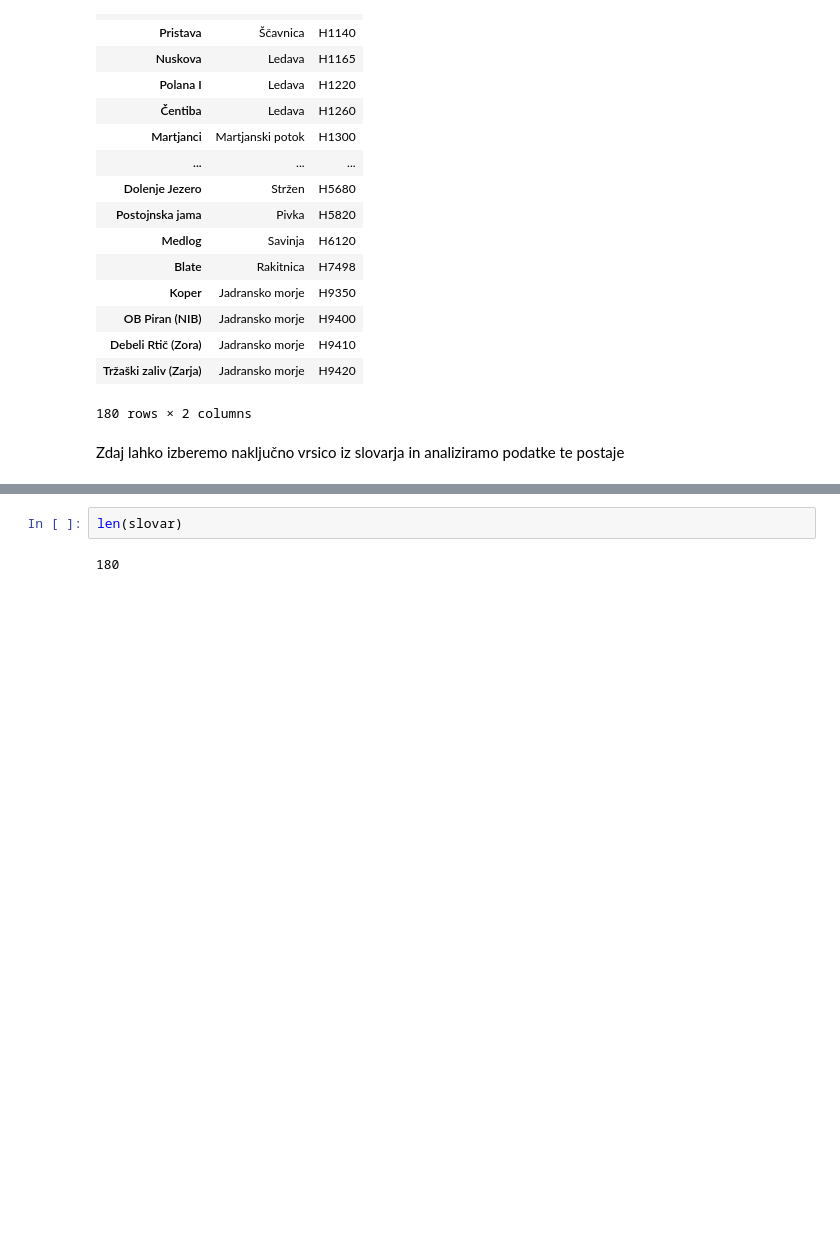
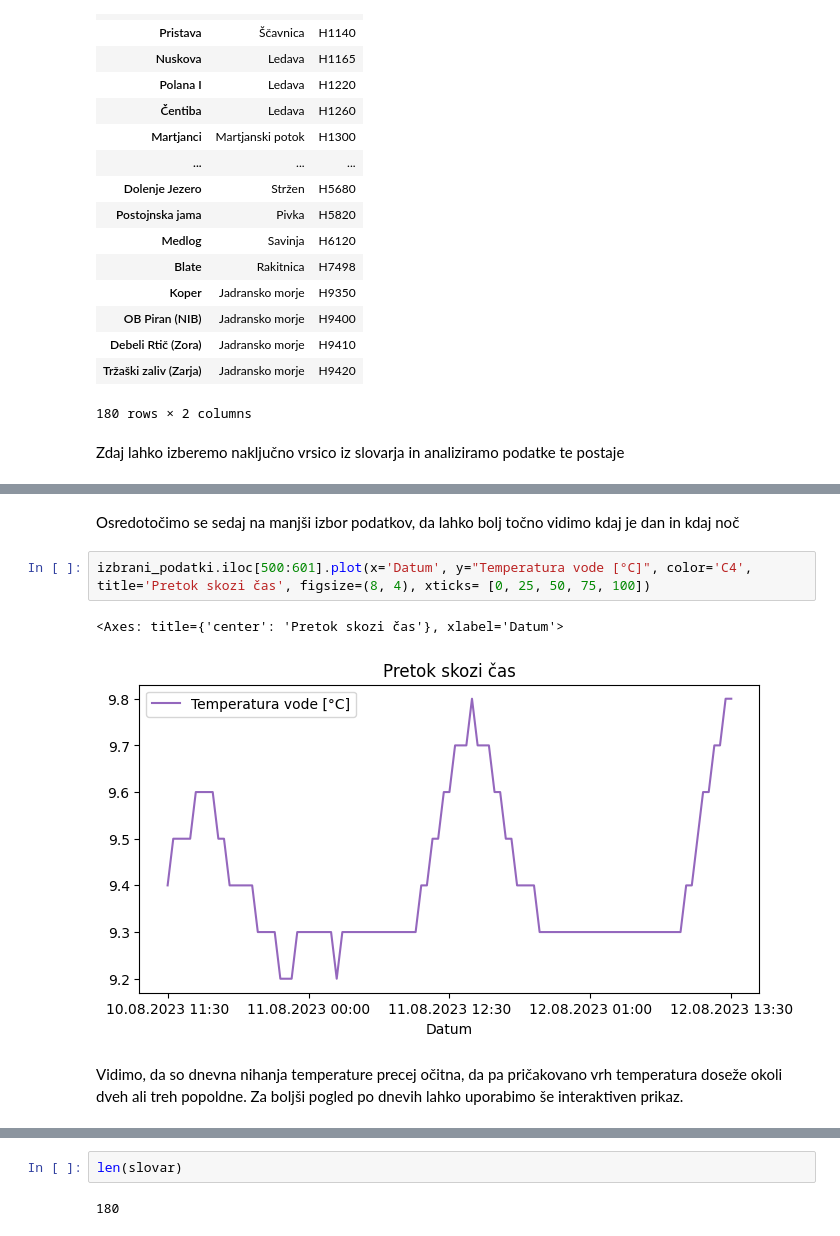
Before and after one commit to ld7426/projektna, a Jupyter notebook: Analiza.ipynb, the cells around one changed output, grey strips where cells are left out. Drawn from its saved outputs; the diff is of its cells as text; blank space fills up the shorter version.

Commit message:
Obdelava podatkov, risanje grafov in analiza ful

```diff
--- a/Analiza.ipynb
+++ b/Analiza.ipynb
@@ -64,0 +111,9 @@ pd.options.display.max_rows
+# %% [markdown]
+Osredotočimo se sedaj na manjši izbor podatkov, da lahko bolj točno vidimo kdaj je dan in kdaj noč
+# %%
+izbrani_podatki.iloc[500:601].plot(x='Datum', y="Temperatura vode [°C]", color='C4', title='Pretok skozi čas', figsize=(8, 4), xticks= [0, 25, 50, 75, 100])
+# %% [output]
+<Axes: title={'center': 'Pretok skozi čas'}, xlabel='Datum'>
+[figure, added]
+# %% [markdown]
+Vidimo, da so dnevna nihanja temperature precej očitna, da pa pričakovano vrh temperatura doseže okoli dveh ali treh popoldne. Za boljši pogled po dnevih lahko uporabimo še interaktiven prikaz.
```
Also changed, not shown: parts of 38 cells of this notebook.
